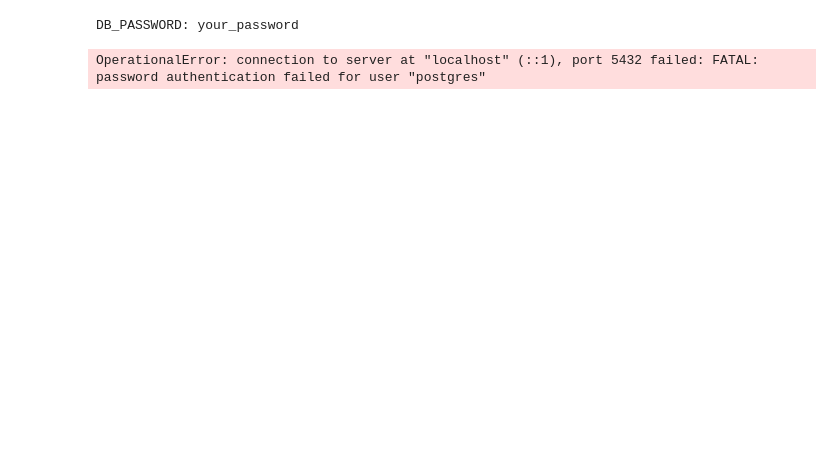
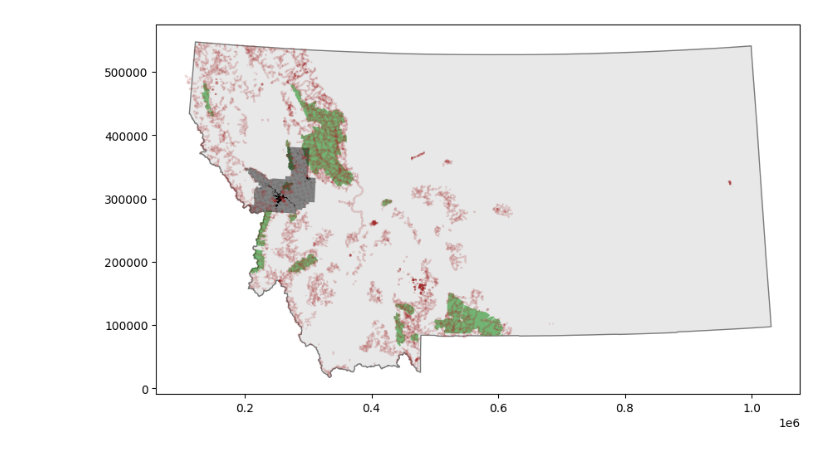
Before and after one commit to matthewcluck/missoula_hike, a Jupyter notebook: processing.ipynb, the cells around one changed output. Drawn from its saved outputs; the diff is of its cells as text; code cells hidden in the pictures; blank space fills up the shorter version.

```diff
--- a/processing.ipynb
+++ b/processing.ipynb
@@ -4,18 +5,11 @@ import geopandas as gpd
 import psycopg2
 import os
 from dotenv import load_dotenv
-# %%
-load_dotenv()
-
-# Debugging: Print password to check if it's loaded correctly (Be careful with sensitive data!)
-print("DB_PASSWORD:", os.getenv("DB_PASSWORD"))
-# %% [output]
-DB_PASSWORD: your_password
 # %%
-# Connect to postgis database
+# Connect to postgis database, read in tables as geopandas geodataframes
 load_dotenv()
 
-conn = psycopg2.connect(dbname="spatial_db", user="postgres", password=os.getenv('DB_PASSWORD'), host="localhost", port="5432")
+conn = psycopg2.connect(dbname="spatial_db", user=os.getenv('DB_USERNAME'), password=os.getenv('DB_PASSWORD'), host="localhost", port="5432")
 
 states_query = 'SELECT * FROM "States";'
 parcels_query = 'SELECT * FROM "Missoula_Parcels";'
@@ -27,7 +21,4 @@ parcels_gdf = gpd.read_postgis(parcels_query, conn, geom_col="geom")
 nwa_gdf = gpd.read_postgis(nwa_query, conn, geom_col="geom")
 trails_gdf = gpd.read_postgis(trails_query, conn, geom_col="geom")
 
-# Close connection
 conn.close()
-# %% [output]
-OperationalError: connection to server at "localhost" (::1), port 5432 failed: FATAL:  password authentication failed for user "postgres"
@@ -33,0 +32,12 @@ OperationalError: connection to server at "localhost" (::1), port 5432 failed: F
+# %%
+# Map montana_gdf, trails_gdf, and parcels_gdf to validate CRS
+fig, ax = plt.subplots(figsize=(10, 10))
+
+montana_gdf.plot(ax=ax, color='lightgray', edgecolor='black', alpha=0.5)
+nwa_montana_gdf.plot(ax=ax, color='green', alpha=0.5)
+trails_gdf.plot(ax=ax, color='brown', alpha=0.2)
+parcels_gdf.plot(ax=ax, color='black', alpha=0.5)
+
+plt.show()
+# %% [output]
+[figure, added]
```
Also changed, not shown: parts of 5 cells of this notebook, 1 other file.
